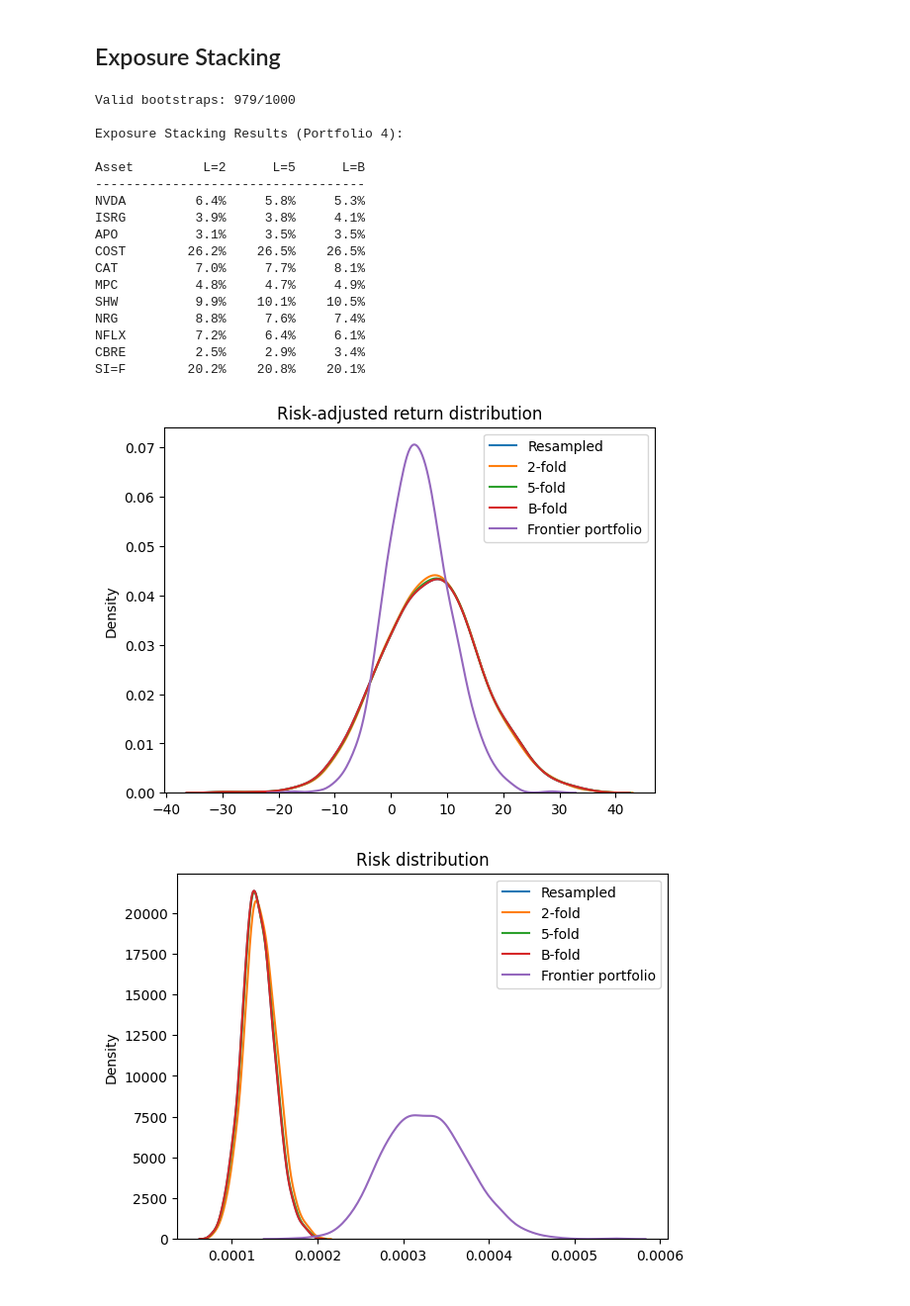
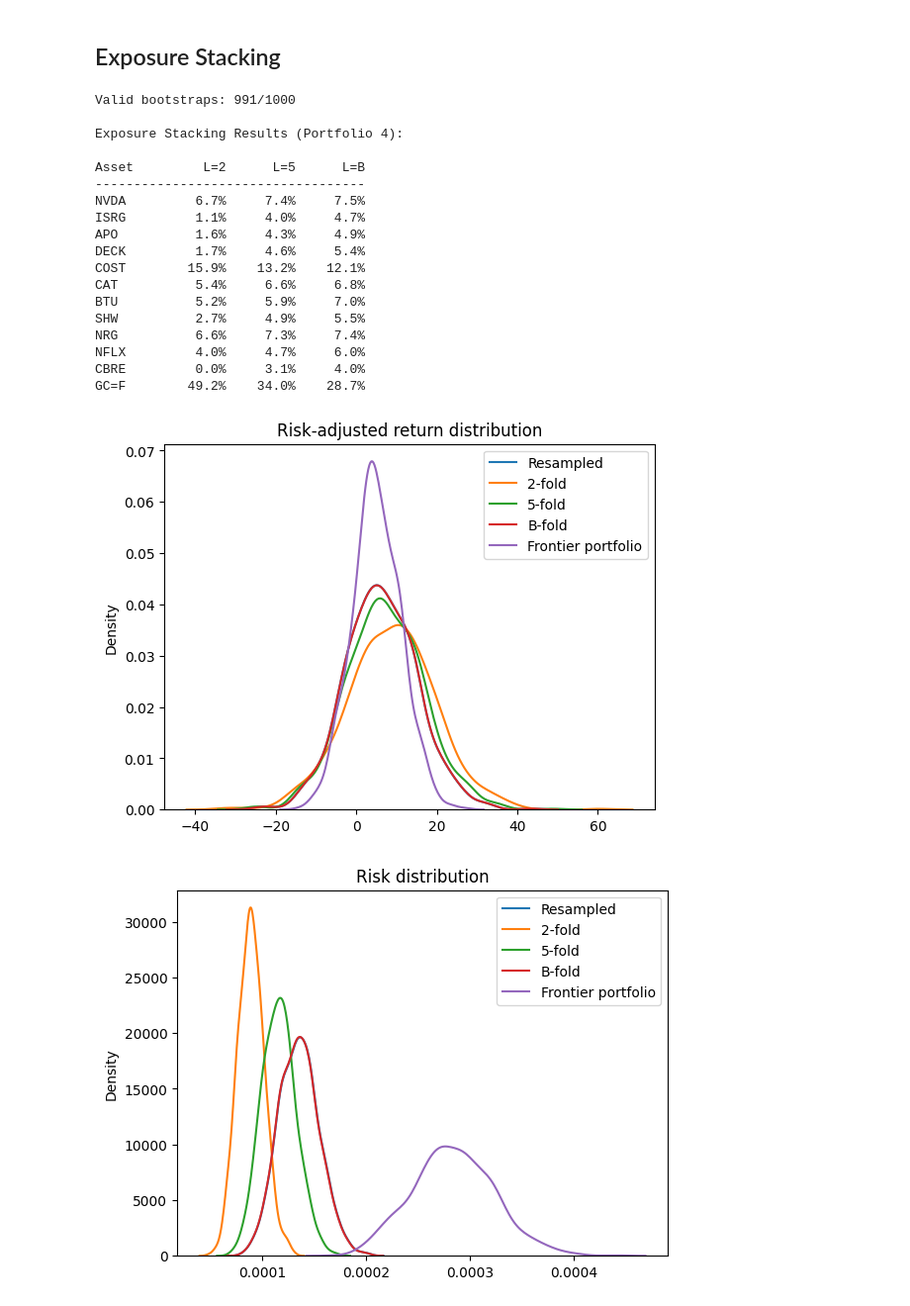
Before and after one commit to galamboslajos/Finance-Working-Files, a Jupyter notebook: Investments_2026/9_PortfolioOpt_ParamUncertainty.ipynb, the cells around one changed output. Shown: that part at 99% size. Saved outputs shown, nothing was run; the diff lists cells and outputs as text; code cells hidden in the pictures.

```diff
--- a/Investments_2026/9_PortfolioOpt_ParamUncertainty.ipynb
+++ b/Investments_2026/9_PortfolioOpt_ParamUncertainty.ipynb
@@ -13,9 +31,7 @@ from scipy import stats
 data = pd.read_parquet("merged_portfolio_data.parquet")
 data['date'] = pd.to_datetime(data['date'])
 data = data.set_index('date')
-selected_assets = [
-'NVDA', 'ISRG', 'APO', 'COST', 'CAT', 'MPC', 'SHW', 'NRG', 'NFLX',
-'CBRE', 'SI=F'
+selected_assets = ['NVDA', 'ISRG','APO', 'DECK', 'COST', 'CAT', 'BTU', 'SHW', 'NRG', 'NFLX', 'CBRE', 'GC=F'
 ]
 existing_assets = [c for c in selected_assets if c in data.columns]
 data = data[existing_assets]
@@ -185,5 +202,5 @@ array([43.2,  0. ,  0. , 22.9, 12.6,  0. ,  0. , 15.4,  0. ,  0. ,  6. ])
 # %%
-track_idx = [0, 3, 4, 7, 9]  # NVDA, COST, CAT, NRG, CBRE
+track_idx = [0, 4, 5, 8, 11]  # highest allocation assets
 track_names = [instrument_names[i] for i in track_idx]
 
 exposure_re_vals = np.full((len(track_idx), B), np.nan)
@@ -266,23 +288,24 @@ print("-" * 35)
 for i, name in enumerate(instrument_names):
     print(f"{name:<8} {exposure_2[i]*100:>7.1f}% {exposure_5[i]*100:>7.1f}% {exposure_B[i]*100:>7.1f}%")
 # %% [output]
-Valid bootstraps: 979/1000
+Valid bootstraps: 991/1000
 
 Exposure Stacking Results (Portfolio 4):
 
 Asset         L=2      L=5      L=B
 -----------------------------------
-NVDA         6.4%     5.8%     5.3%
-ISRG         3.9%     3.8%     4.1%
-APO          3.1%     3.5%     3.5%
-COST        26.2%    26.5%    26.5%
-CAT          7.0%     7.7%     8.1%
-MPC          4.8%     4.7%     4.9%
-SHW          9.9%    10.1%    10.5%
-NRG          8.8%     7.6%     7.4%
-NFLX         7.2%     6.4%     6.1%
-CBRE         2.5%     2.9%     3.4%
-SI=F        20.2%    20.8%    20.1%
+NVDA         6.7%     7.4%     7.5%
+ISRG         1.1%     4.0%     4.7%
+APO          1.6%     4.3%     4.9%
+DECK         1.7%     4.6%     5.4%
+COST        15.9%    13.2%    12.1%
+CAT          5.4%     6.6%     6.8%
+BTU          5.2%     5.9%     7.0%
+SHW          2.7%     4.9%     5.5%
+NRG          6.6%     7.3%     7.4%
+NFLX         4.0%     4.7%     6.0%
+CBRE         0.0%     3.1%     4.0%
+GC=F        49.2%    34.0%    28.7%
 # %%
 # Out-of-sample simulations
 return_sim_oos = np.random.multivariate_normal(means, covariance_matrix, (N, B))
@@ -324,15 +347,16 @@ plt.title('Risk-adjusted return distribution')
 plt.legend(['Resampled', '2-fold', '5-fold', 'B-fold', 'Frontier portfolio'])
 plt.show()
 # %% [output]
-[figure, old version]
+[figure, new version]
 # %%
-sns.kdeplot(x=re_rr[0, :])
-sns.kdeplot(x=es_2_rr[0, :])
-sns.kdeplot(x=es_5_rr[0, :])
-sns.kdeplot(x=es_B_rr[0, :])
-sns.kdeplot(x=frontier_rr[0, :])
+sns.kdeplot(x=re_rr[0, :], label='Resampled')
+sns.kdeplot(x=es_2_rr[0, :], label='2-fold')
+sns.kdeplot(x=es_5_rr[0, :], label='5-fold')
+sns.kdeplot(x=es_B_rr[0, :], label='B-fold')
+sns.kdeplot(x=frontier_rr[0, :], label='Frontier portfolio')
+
 plt.title('Risk distribution')
-plt.legend(['Resampled', '2-fold', '5-fold', 'B-fold', 'Frontier portfolio'])
+plt.legend()
 plt.show()
 # %% [output]
-[figure, old version]
+[figure, new version]
```
Also changed, not shown: parts of 11 cells of this notebook.
